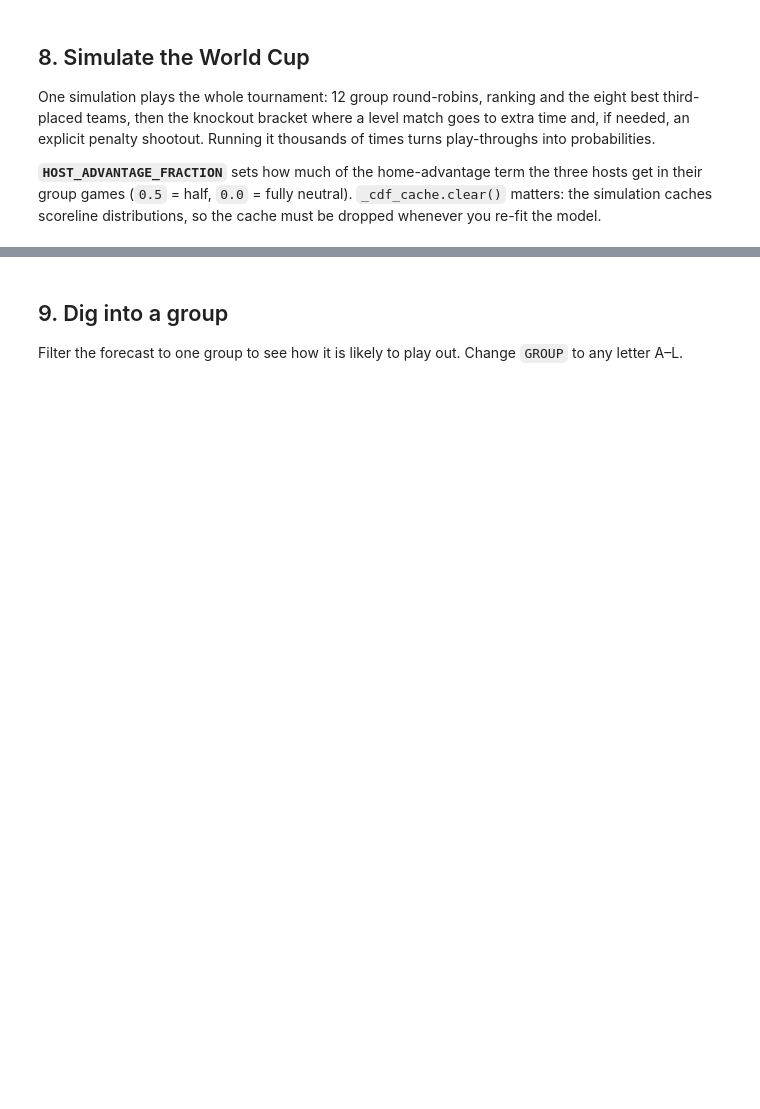
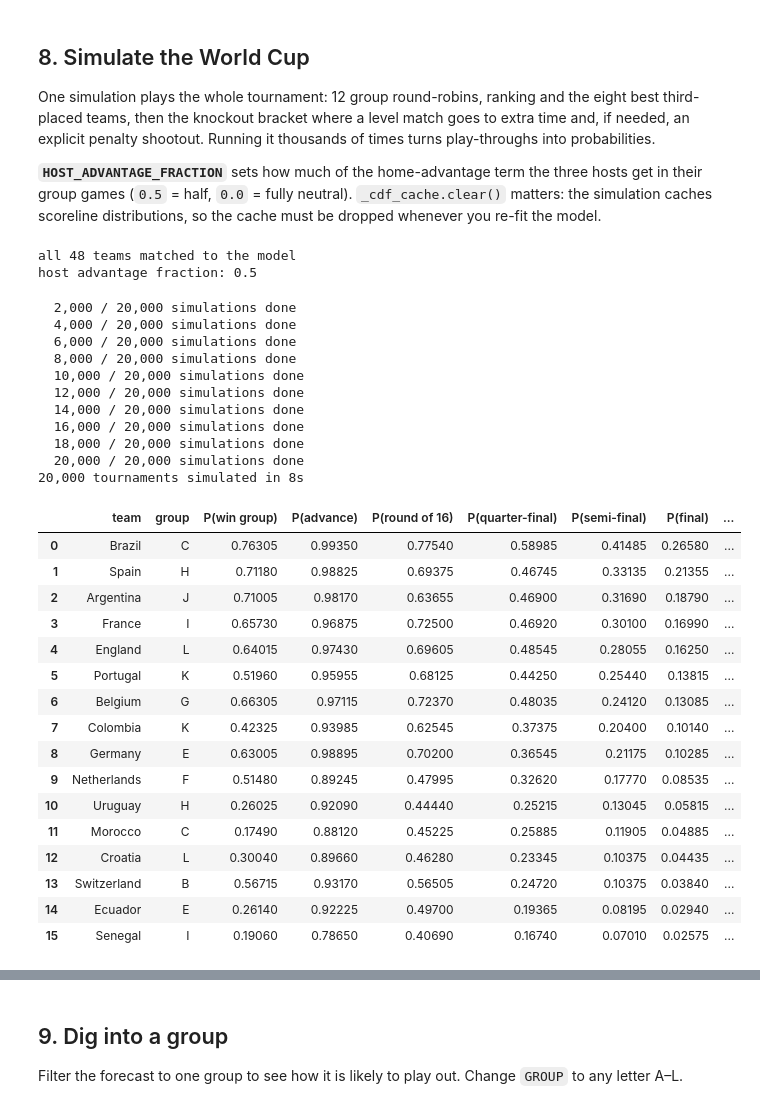
Before and after one commit to Vlad-Lee/fifa_wc_2026_pred, a Jupyter notebook: wc2026_dixon_coles.ipynb, the cells around one changed output, grey strips where cells are left out. Saved outputs shown, nothing was run; the diff lists cells and outputs as text; code cells hidden in the pictures; blank space fills up the shorter version.

```diff
--- a/wc2026_dixon_coles.ipynb
+++ b/wc2026_dixon_coles.ipynb
@@ -72,7 +84,7 @@ Three knobs control the fit:
 Edit them, then run the fit cell. The fit minimises the time-weighted negative log-likelihood with L-BFGS-B and typically takes **one to three minutes** — the optimiser prints its progress.
 # %%
 # --- model knobs: edit, then re-run the fit cell below -----------------
-XI = 0.0018                       # time-decay rate per day (half-life ~1 year)
+XI = 0                       # time-decay rate per day (half-life ~1 year)
 RIDGE = 0.01                      # regularisation strength toward an average team
 PREDICTION_DATE = '2026-06-11'    # decay is measured backwards from here
 
@@ -177,13 +246,45 @@ sim._cdf_cache.clear()                         # drop score cache from any old m
 
 print('all', len(sim.NAME_MAP), 'teams matched to the model')
 print('host advantage fraction:', sim.HOST_ADVANTAGE_FRACTION)
+# %% [output]
+all 48 teams matched to the model
+host advantage fraction: 0.5
 # %%
-N_SIMS = 5000      # quick default for iterating; use 20000+ for final numbers
+N_SIMS = 20000      # quick default for iterating; use 20000+ for final numbers
 
 t0 = time.time()
 predictions = sim.run(model, N_SIMS)
 print(f'{N_SIMS:,} tournaments simulated in {time.time() - t0:.0f}s')
 predictions.head(16)
+# %% [output]
+  2,000 / 20,000 simulations done
+  4,000 / 20,000 simulations done
+  6,000 / 20,000 simulations done
+  8,000 / 20,000 simulations done
+  10,000 / 20,000 simulations done
+  12,000 / 20,000 simulations done
+  14,000 / 20,000 simulations done
+  16,000 / 20,000 simulations done
+  18,000 / 20,000 simulations done
+  20,000 / 20,000 simulations done
+20,000 tournaments simulated in 8s
+|  | team | group | P(win group) | P(advance) | P(round of 16) | P(quarter-final) | P(semi-final) | P(final) | ... |
+| 0 | Brazil | C | 0.76305 | 0.99350 | 0.77540 | 0.58985 | 0.41485 | 0.26580 | ... |
+| 1 | Spain | H | 0.71180 | 0.98825 | 0.69375 | 0.46745 | 0.33135 | 0.21355 | ... |
+| 2 | Argentina | J | 0.71005 | 0.98170 | 0.63655 | 0.46900 | 0.31690 | 0.18790 | ... |
+| 3 | France | I | 0.65730 | 0.96875 | 0.72500 | 0.46920 | 0.30100 | 0.16990 | ... |
+| 4 | England | L | 0.64015 | 0.97430 | 0.69605 | 0.48545 | 0.28055 | 0.16250 | ... |
+| 5 | Portugal | K | 0.51960 | 0.95955 | 0.68125 | 0.44250 | 0.25440 | 0.13815 | ... |
+| 6 | Belgium | G | 0.66305 | 0.97115 | 0.72370 | 0.48035 | 0.24120 | 0.13085 | ... |
+| 7 | Colombia | K | 0.42325 | 0.93985 | 0.62545 | 0.37375 | 0.20400 | 0.10140 | ... |
+| 8 | Germany | E | 0.63005 | 0.98895 | 0.70200 | 0.36545 | 0.21175 | 0.10285 | ... |
+| 9 | Netherlands | F | 0.51480 | 0.89245 | 0.47995 | 0.32620 | 0.17770 | 0.08535 | ... |
+| 10 | Uruguay | H | 0.26025 | 0.92090 | 0.44440 | 0.25215 | 0.13045 | 0.05815 | ... |
+| 11 | Morocco | C | 0.17490 | 0.88120 | 0.45225 | 0.25885 | 0.11905 | 0.04885 | ... |
+| 12 | Croatia | L | 0.30040 | 0.89660 | 0.46280 | 0.23345 | 0.10375 | 0.04435 | ... |
+| 13 | Switzerland | B | 0.56715 | 0.93170 | 0.56505 | 0.24720 | 0.10375 | 0.03840 | ... |
+| 14 | Ecuador | E | 0.26140 | 0.92225 | 0.49700 | 0.19365 | 0.08195 | 0.02940 | ... |
+| 15 | Senegal | I | 0.19060 | 0.78650 | 0.40690 | 0.16740 | 0.07010 | 0.02575 | ... |
 # %%
 top = predictions.head(15)[::-1]
 plt.figure(figsize=(8, 5))
```
Also changed, not shown: parts of 15 cells of this notebook, 24 other files.
